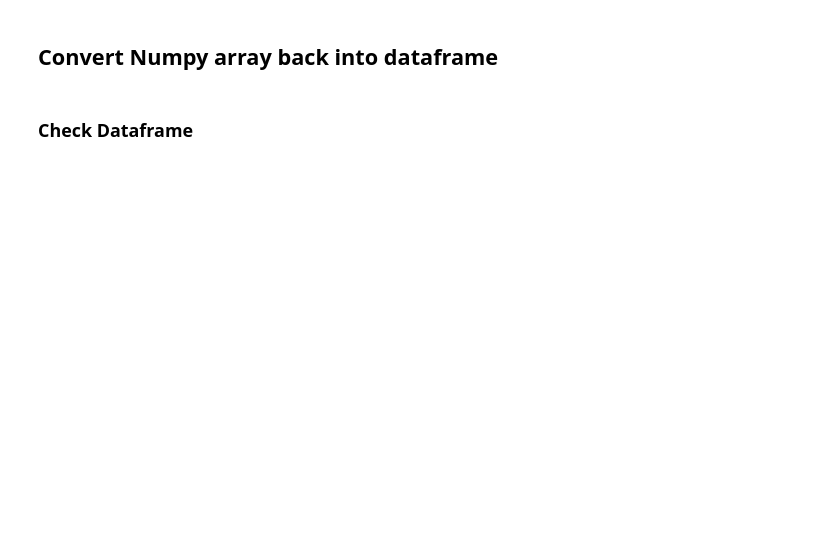
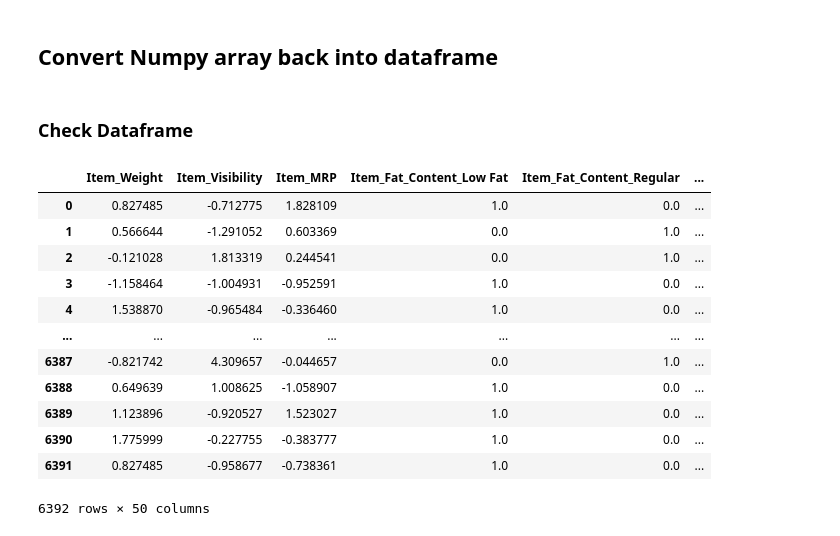
Before and after one commit to evany24/Predictions-of-Product-Sales, a Jupyter notebook: Prediction_of_Product_Sales.ipynb, the cells around one changed output. Drawn from its saved outputs; the diff is of its cells as text; code cells hidden in the pictures; blank space fills up the shorter version.

```diff
--- a/Prediction_of_Product_Sales.ipynb
+++ b/Prediction_of_Product_Sales.ipynb
@@ -961,5 +1002,21 @@ X_test_processed_df = pd.DataFrame(X_test_processed,
 # %% [markdown]
 ### Check Dataframe
+# %%
+X_train_processed_df
+# %% [output]
+|  | Item_Weight | Item_Visibility | Item_MRP | Item_Fat_Content_Low Fat | Item_Fat_Content_Regular | ... |
+| 0 | 0.827485 | -0.712775 | 1.828109 | 1.0 | 0.0 | ... |
+| 1 | 0.566644 | -1.291052 | 0.603369 | 0.0 | 1.0 | ... |
+| 2 | -0.121028 | 1.813319 | 0.244541 | 0.0 | 1.0 | ... |
+| 3 | -1.158464 | -1.004931 | -0.952591 | 1.0 | 0.0 | ... |
+| 4 | 1.538870 | -0.965484 | -0.336460 | 1.0 | 0.0 | ... |
+| ... | ... | ... | ... | ... | ... | ... |
+| 6387 | -0.821742 | 4.309657 | -0.044657 | 0.0 | 1.0 | ... |
+| 6388 | 0.649639 | 1.008625 | -1.058907 | 1.0 | 0.0 | ... |
+| 6389 | 1.123896 | -0.920527 | 1.523027 | 1.0 | 0.0 | ... |
+| 6390 | 1.775999 | -0.227755 | -0.383777 | 1.0 | 0.0 | ... |
+| 6391 | 0.827485 | -0.958677 | -0.738361 | 1.0 | 0.0 | ... |
+6392 rows × 50 columns
 # %%
 # Display numerical features of X_train
 X_train_processed_df.describe().round(2)
```
Also changed, not shown: parts of 41 cells of this notebook.
